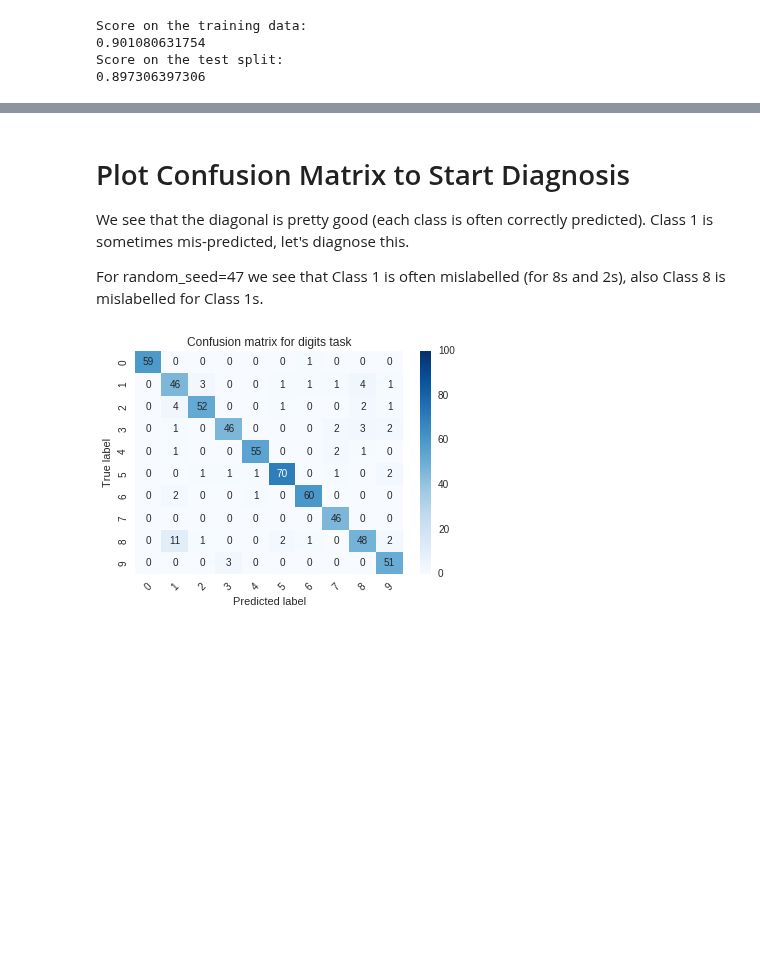
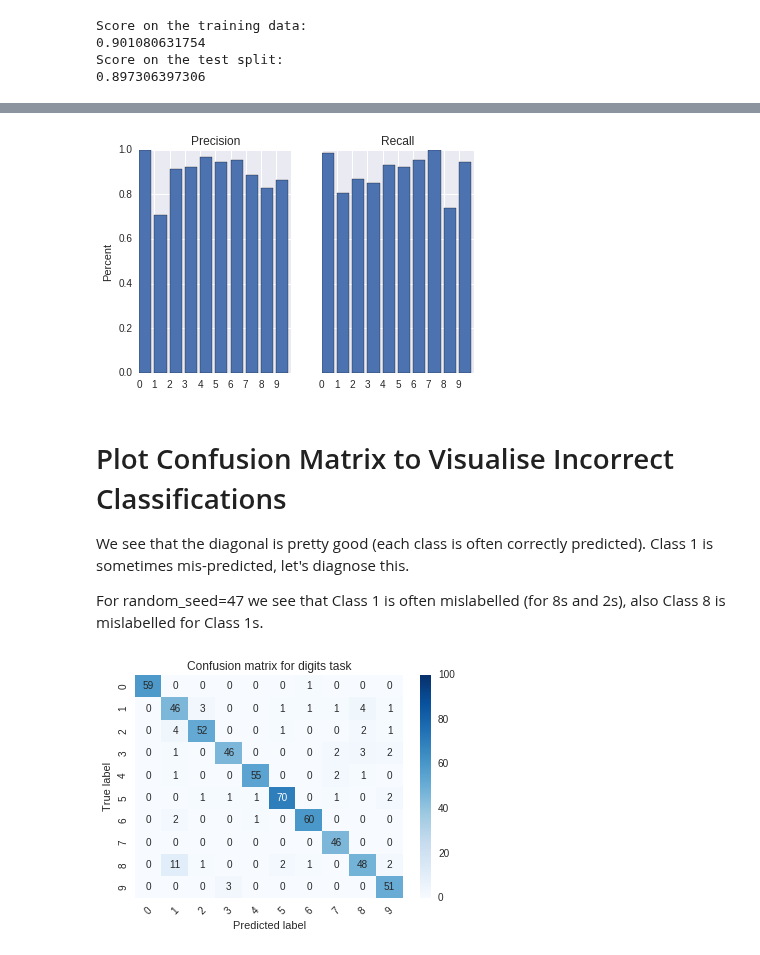
Before and after one commit to ianozsvald/data_science_delivered, a Jupyter notebook: ml_diagnosis_confusion_matrix_and_worst_example.ipynb, the cells around one changed output, grey strips where cells are left out. Drawn from its saved outputs; the diff is of its cells as text; code cells hidden in the pictures; blank space fills up the shorter version.

Commit message:
added precision and recall

```diff
--- a/ml_diagnosis_confusion_matrix_and_worst_example.ipynb
+++ b/ml_diagnosis_confusion_matrix_and_worst_example.ipynb
@@ -139,5 +164,25 @@ Score on the test split:
+# %%
+predicted_y_test = clf.predict(X_test)
+precision, recall, fbeta_score, support = precision_recall_fscore_support(y_test, predicted_y_test)
+
+f, (ax1, ax2) = plt.subplots(1, 2, sharey=True)  #, fig_kw = {"figsize":(6,4)})
+#ax1.plot(x, y)
+ax1.set_title('Precision')
+ax1.set_ylabel("Percent")
+ax2.set_title('Recall')
+
+# plot bars, set 10 class labels
+classes = np.arange(precision.shape[0])
+_ = ax1.bar(classes, precision)
+ax1.set_xticklabels([str(c) for c in classes])
+_ = ax1.set_xticks(classes)
+_ = ax2.bar(classes, recall)
+ax2.set_xticklabels([str(c) for c in classes])
+_ = ax2.set_xticks(classes)
+# %% [output]
+[figure, added]
 # %% [markdown]
-# Plot Confusion Matrix to Start Diagnosis
+# Plot Confusion Matrix to Visualise Incorrect Classifications
 
 We see that the diagonal is pretty good (each class is often correctly predicted). Class 1 is sometimes mis-predicted, let's diagnose this.
 
```
Also changed, not shown: parts of 10 cells of this notebook.
